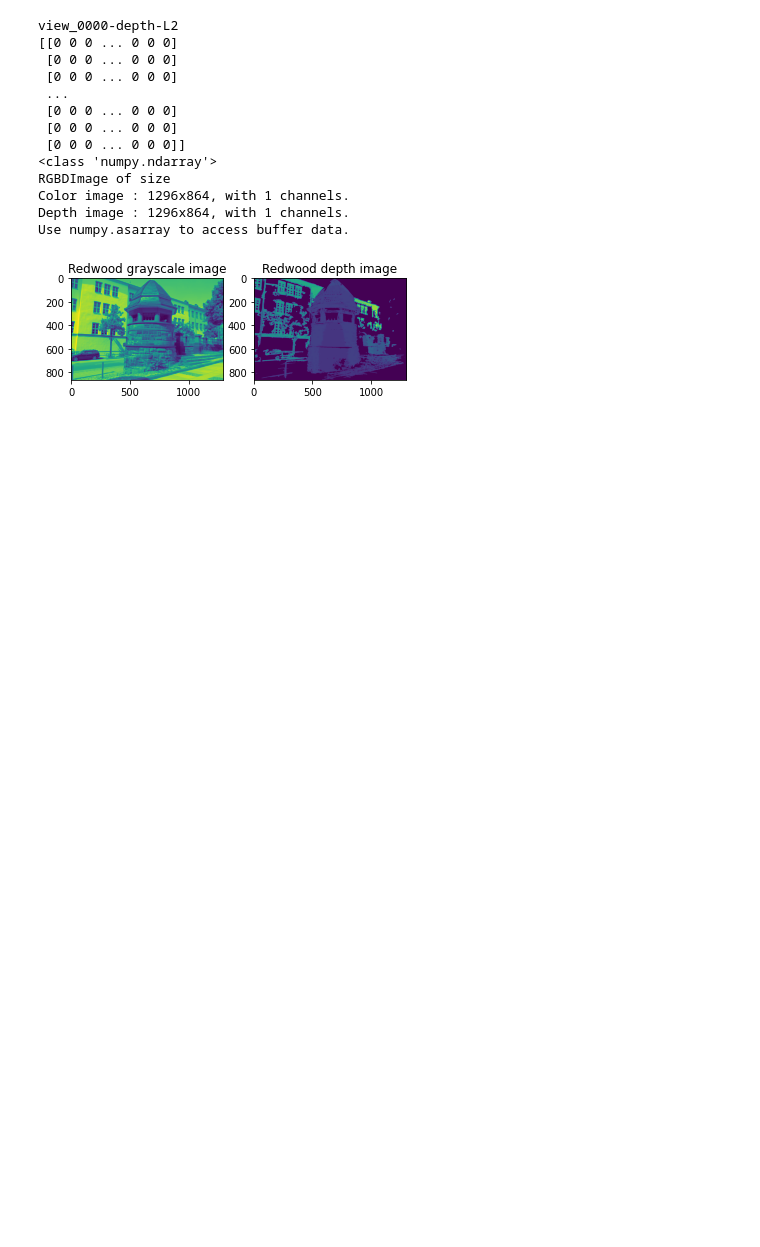
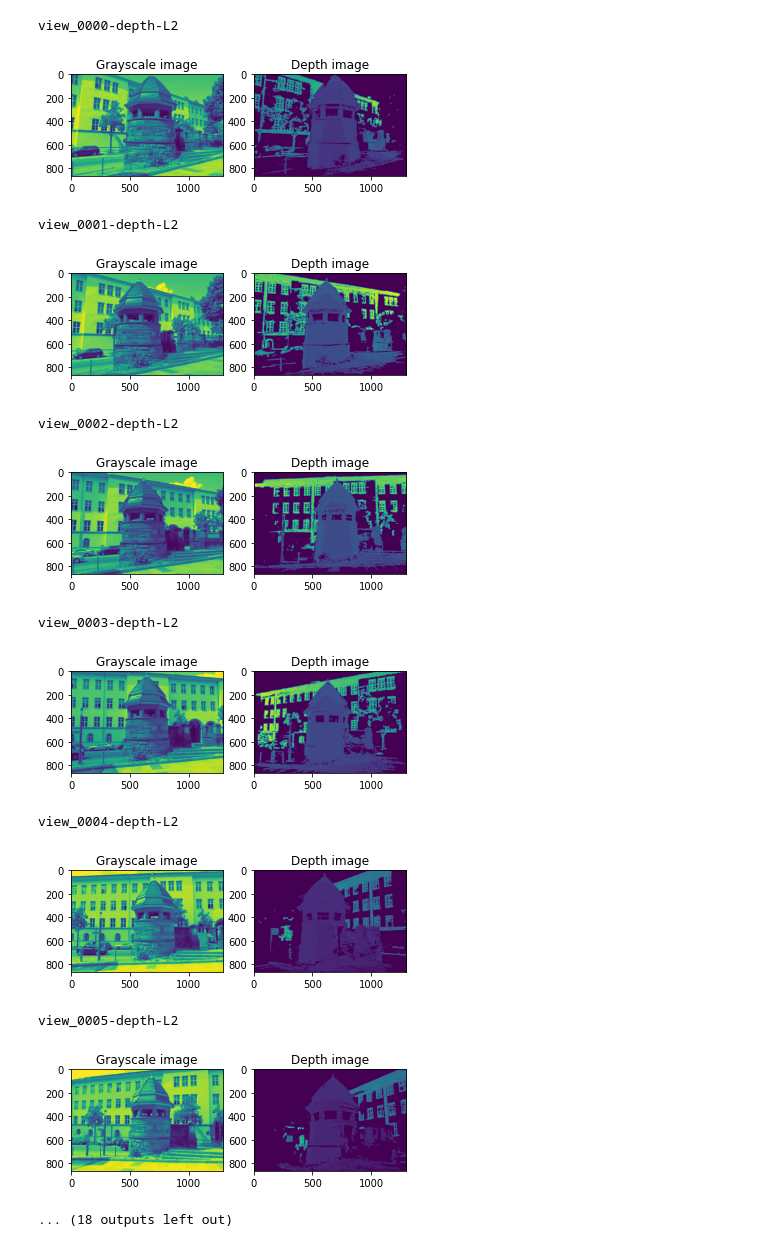
Before and after one commit to migonzo/Capturing-Reality-Exercise-1, a Jupyter notebook: python/hello_world.ipynb, the cells around one changed output. Cells and saved outputs as stored; diff of their text form; code cells hidden in the pictures; blank space fills up the shorter version.

```diff
--- a/python/hello_world.ipynb
+++ b/python/hello_world.ipynb
@@ -129,59 +110,63 @@ img_path = folder + "view_0000-undist-L2.png"
 # im = Image.fromarray(array_image)
 # im.save(folder + "view_0000-depth-L2.jpg")
 
-for i in range(1):
-    base_depth_name = 'view_000%d-depth-L2' % i
-    base_undist_name = 'view_000%d-undist-L2' % i
+pcds = []
+
+for i in range(15):
+    base_depth_name = 'view_%04d-depth-L2' % i
+    base_undist_name = 'view_%04d-undist-L2' % i
 
     print(base_depth_name)
     pfm_image = cv2.imread(folder + base_depth_name + ".pfm")
-    print(pfm_image)
-    print(type(pfm_image))
+    #print(pfm_image)
+    #print(type(pfm_image))
+
     # print(dir(pfm_image))
     # print(pfm_image.argmax())
 
     #cv2.imwrite(folder + base_depth_name + ".jpg", pfm_image)
     depth_as_img = o3d.geometry.Image((pfm_image).astype(np.uint8))
 
 
     color_raw = o3d.io.read_image(folder + base_undist_name + ".png")
     depth_raw = depth_as_img
     #o3d.io.read_image(folder + base_depth_name + ".jpg")
     rgbd_image = o3d.geometry.RGBDImage.create_from_color_and_depth(
         color_raw, depth_raw)
-    print(rgbd_image)
+    #print(rgbd_image)
 
     ###############################
 
     plt.subplot(1, 2, 1)
-    plt.title('Redwood grayscale image')
+    plt.title('Grayscale image')
     plt.imshow(rgbd_image.color)
     plt.subplot(1, 2, 2)
-    plt.title('Redwood depth image')
+    plt.title('Depth image')
     plt.imshow(rgbd_image.depth)
     plt.show()
 
     ############################333
 
     pcd = o3d.geometry.PointCloud.create_from_rgbd_image(
         rgbd_image,
         o3d.camera.PinholeCameraIntrinsic(
             o3d.camera.PinholeCameraIntrinsicParameters.PrimeSenseDefault))
     # Flip it, otherwise the pointcloud will be upside down
     pcd.transform([[1, 0, 0, 0], [0, -1, 0, 0], [0, 0, -1, 0], [0, 0, 0, 1]])
-    o3d.visualization.draw_geometries([pcd])#, zoom=0.5)
+    pcds.append(pcd)
+    #o3d.visualization.draw_geometries([pcd])#, zoom=0.5)
+o3d.visualization.draw_geometries(pcds)
 # %% [output]
 view_0000-depth-L2
-[[0 0 0 ... 0 0 0]
- [0 0 0 ... 0 0 0]
- [0 0 0 ... 0 0 0]
- ...
- [0 0 0 ... 0 0 0]
- [0 0 0 ... 0 0 0]
- [0 0 0 ... 0 0 0]]
-<class 'numpy.ndarray'>
-RGBDImage of size
-Color image : 1296x864, with 1 channels.
-Depth image : 1296x864, with 1 channels.
-Use numpy.asarray to access buffer data.
-[figure, old version]
+[figure, new version]
+view_0001-depth-L2
+[figure, added]
+view_0002-depth-L2
+[figure, added]
+view_0003-depth-L2
+[figure, added]
+view_0004-depth-L2
+[figure, added]
+view_0005-depth-L2
+[figure, added]
+... (18 outputs left out)
```
Also changed, not shown: parts of 8 cells of this notebook.
